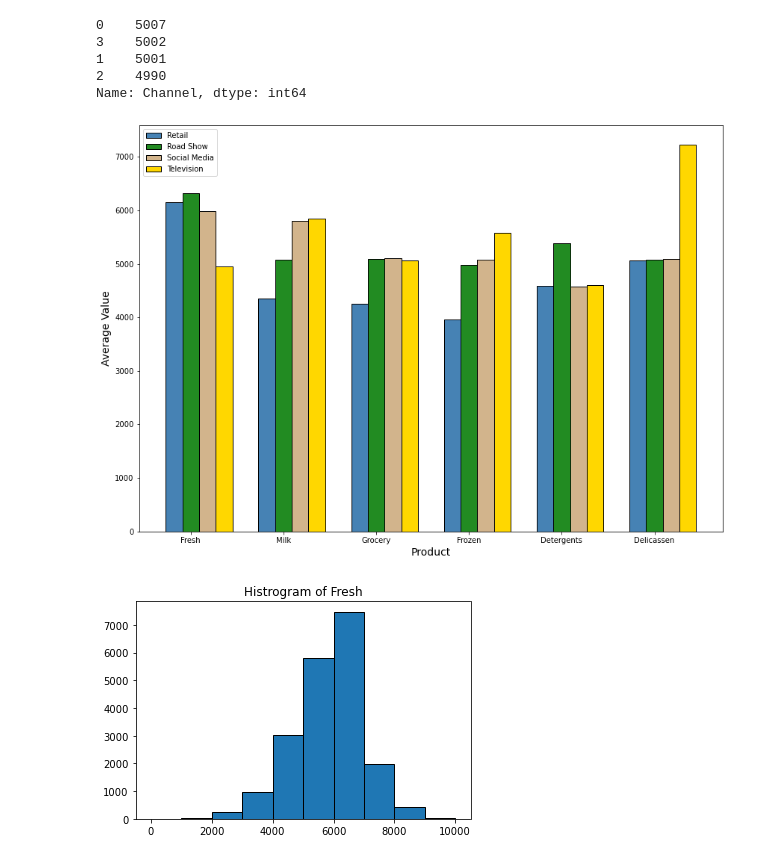
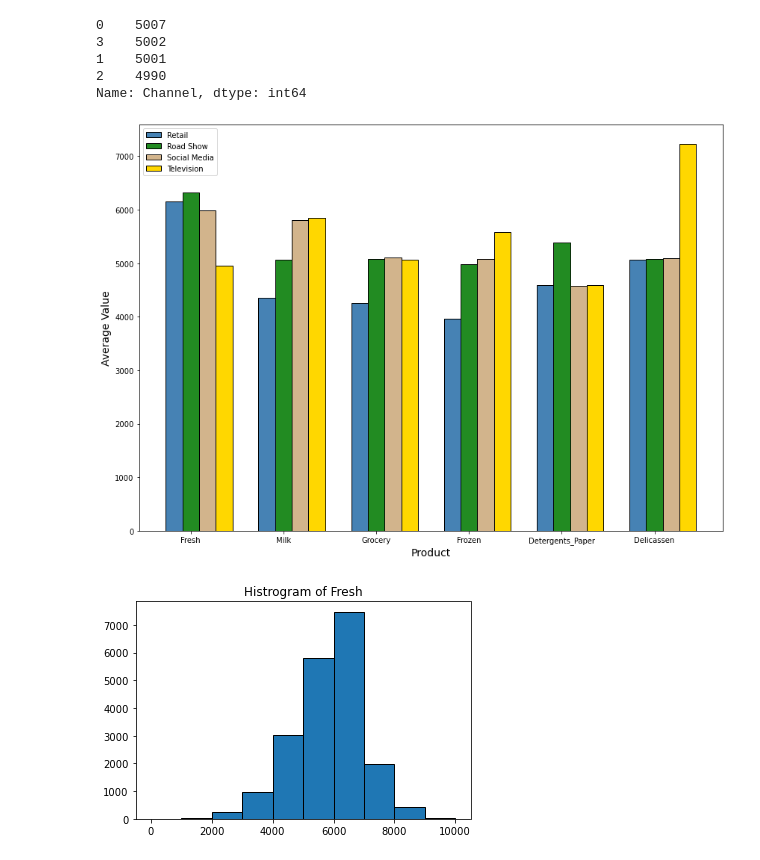
Before and after one commit to Evan-Callaghan/DATA-448-Predictive-Analytics, a Jupyter notebook: Homework Assignments/Homework Assignment 3.ipynb, the cells around one changed output. Drawn from its saved outputs; the diff is of its cells as text; code cells hidden in the pictures.

```diff
--- a/Homework Assignments/Homework Assignment 3.ipynb
+++ b/Homework Assignments/Homework Assignment 3.ipynb
@@ -56,35 +56,35 @@ barWidth = 0.18
 fig = plt.figure(figsize = (14, 10))
 
 ## Setting heights of bars
 bars1 = groups.loc[0]
 bars2 = groups.loc[1]
 bars3 = groups.loc[2]
 bars4 = groups.loc[3]
 
 ## Setting position of bar on X axis
 r1 = np.arange(len(bars1))
 r2 = [x + barWidth for x in r1]
 r3 = [x + barWidth for x in r2]
 r4 = [x + barWidth for x in r3]
 
 plt.bar(r1, bars1, color='steelblue', width=barWidth, edgecolor='black', label='Retail')
 plt.bar(r2, bars2, color='forestgreen', width=barWidth, edgecolor='black', label='Road Show')
 plt.bar(r3, bars3, color='tan', width=barWidth, edgecolor='black', label='Social Media')
 plt.bar(r4, bars4, color='gold', width=barWidth, edgecolor='black', label='Television')
 
 plt.xlabel('Product', size = 14)
 plt.ylabel('Average Value', size = 14)
-plt.xticks([r + barWidth for r in range(len(bars1))], ['Fresh', 'Milk', 'Grocery', 'Frozen', 'Detergents', 'Delicassen'])
+plt.xticks([r + barWidth for r in range(len(bars1))], ['Fresh', 'Milk', 'Grocery', 'Frozen', 'Detergents_Paper', 'Delicassen'])
 plt.legend()
 plt.show()
 
 ## From the visualization, we can see some intersting trends. First, the Television channel has the highest average
 ## value for three of the six product categories. Next, the Road Show channel is the highest for Fresh products and
 ## detergents. The Retail channel had the lowest average values in four categories (milk, grocery, frozen, and
 ## delicassen). Lastly, the Social Media channel was about in the middle of the pack for each product category
 ## and leads only the grocery category.
 # %% [output]
-[figure, old version]
+[figure, new version]
 # %%
 ## Visualization 2 - histograms for each product type
 
```
Also changed, not shown: parts of 3 cells of this notebook.
